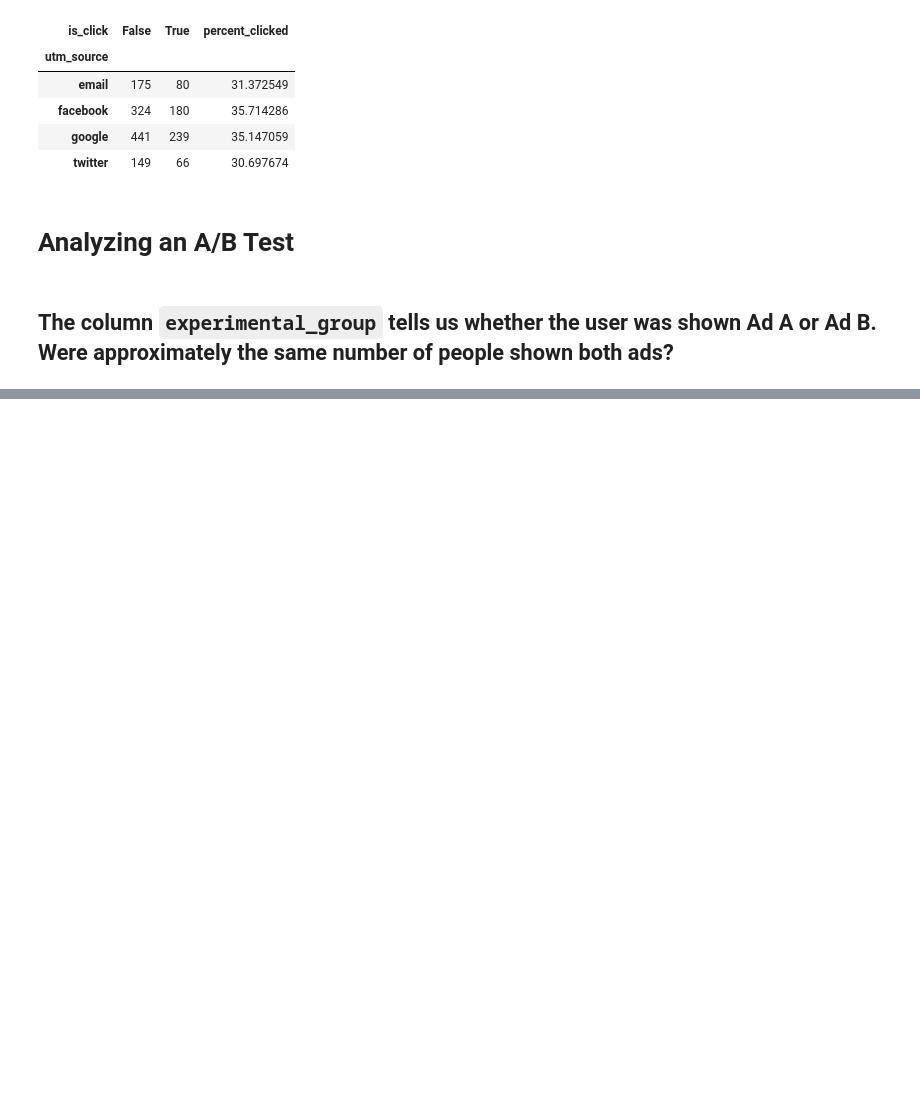
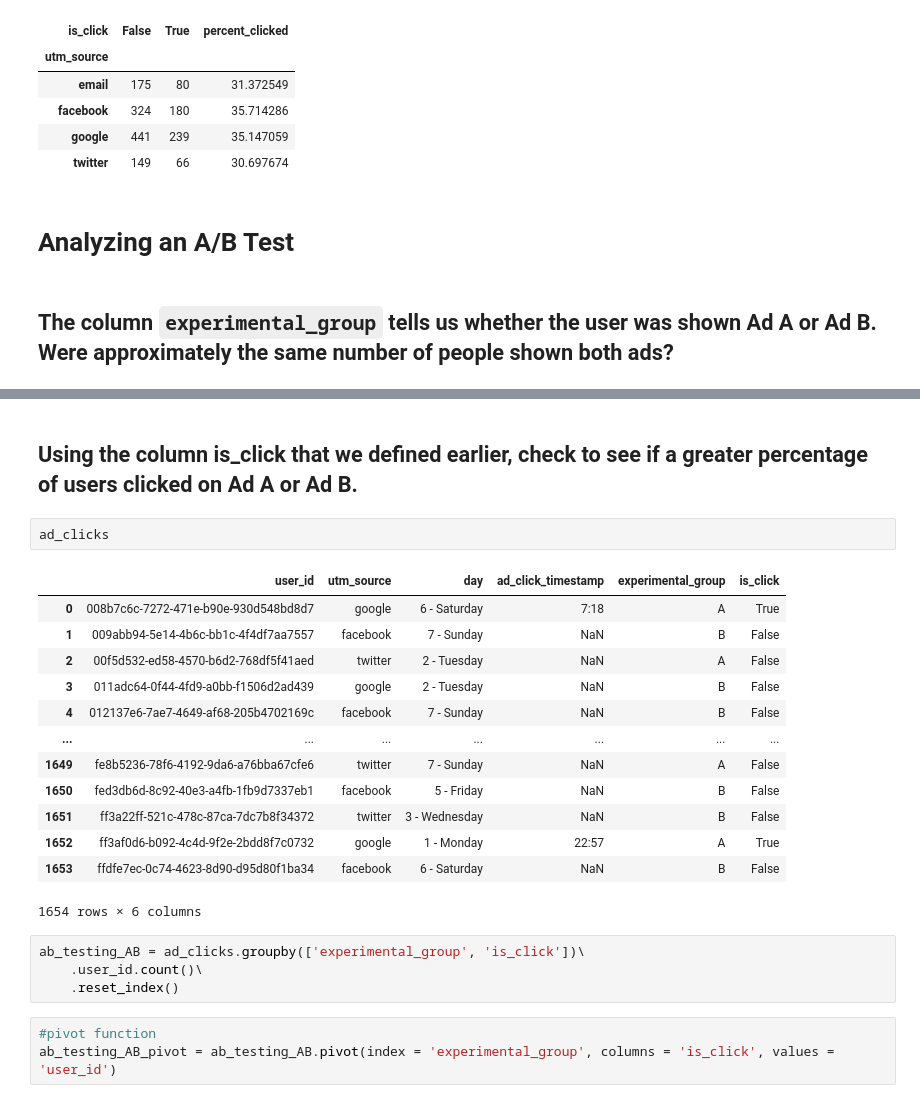
Before and after one commit to anwarrahim/Portfolio_Projects, a Jupyter notebook: 6) A-B testing for showfly.com/AB_testing_showfly.com.ipynb, the cells around one changed output, grey strips where cells are left out. Drawn from its saved outputs; the diff is of its cells as text; blank space fills up the shorter version.

Commit message:
now analyzing A/B testing

```diff
--- a/6) A-B testing for showfly.com/AB_testing_showfly.com.ipynb
+++ b/6) A-B testing for showfly.com/AB_testing_showfly.com.ipynb
@@ -153,0 +162,25 @@ clicks_pivot
+# %% [markdown]
+## Using the column is_click that we defined earlier, check to see if a greater percentage of users clicked on Ad A or Ad B.
+# %%
+ad_clicks
+# %% [output]
+|  | user_id | utm_source | day | ad_click_timestamp | experimental_group | is_click |
+| 0 | 008b7c6c-7272-471e-b90e-930d548bd8d7 | google | 6 - Saturday | 7:18 | A | True |
+| 1 | 009abb94-5e14-4b6c-bb1c-4f4df7aa7557 | facebook | 7 - Sunday | NaN | B | False |
+| 2 | 00f5d532-ed58-4570-b6d2-768df5f41aed | twitter | 2 - Tuesday | NaN | A | False |
+| 3 | 011adc64-0f44-4fd9-a0bb-f1506d2ad439 | google | 2 - Tuesday | NaN | B | False |
+| 4 | 012137e6-7ae7-4649-af68-205b4702169c | facebook | 7 - Sunday | NaN | B | False |
+| ... | ... | ... | ... | ... | ... | ... |
+| 1649 | fe8b5236-78f6-4192-9da6-a76bba67cfe6 | twitter | 7 - Sunday | NaN | A | False |
+| 1650 | fed3db6d-8c92-40e3-a4fb-1fb9d7337eb1 | facebook | 5 - Friday | NaN | B | False |
+| 1651 | ff3a22ff-521c-478c-87ca-7dc7b8f34372 | twitter | 3 - Wednesday | NaN | B | False |
+| 1652 | ff3af0d6-b092-4c4d-9f2e-2bdd8f7c0732 | google | 1 - Monday | 22:57 | A | True |
+| 1653 | ffdfe7ec-0c74-4623-8d90-d95d80f1ba34 | facebook | 6 - Saturday | NaN | B | False |
+1654 rows × 6 columns
+# %%
+ab_testing_AB = ad_clicks.groupby(['experimental_group', 'is_click'])\
+    .user_id.count()\
+    .reset_index()
+# %%
+#pivot function
+ab_testing_AB_pivot = ab_testing_AB.pivot(index = 'experimental_group', columns = 'is_click', values = 'user_id')
```
Also changed, not shown: parts of 2 cells of this notebook.
